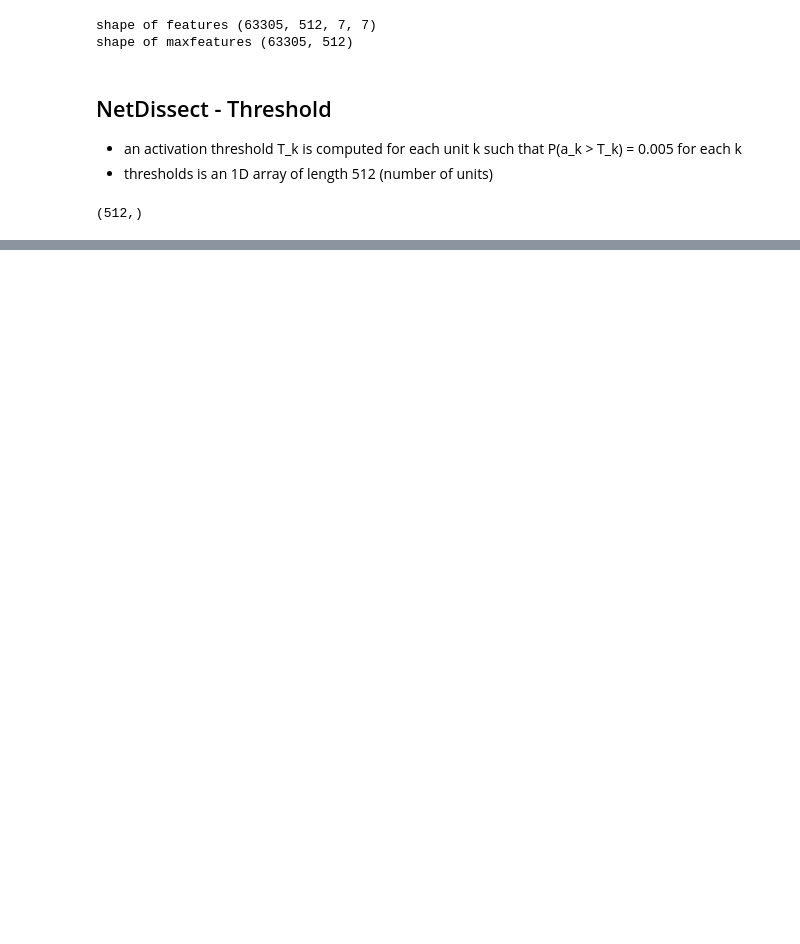
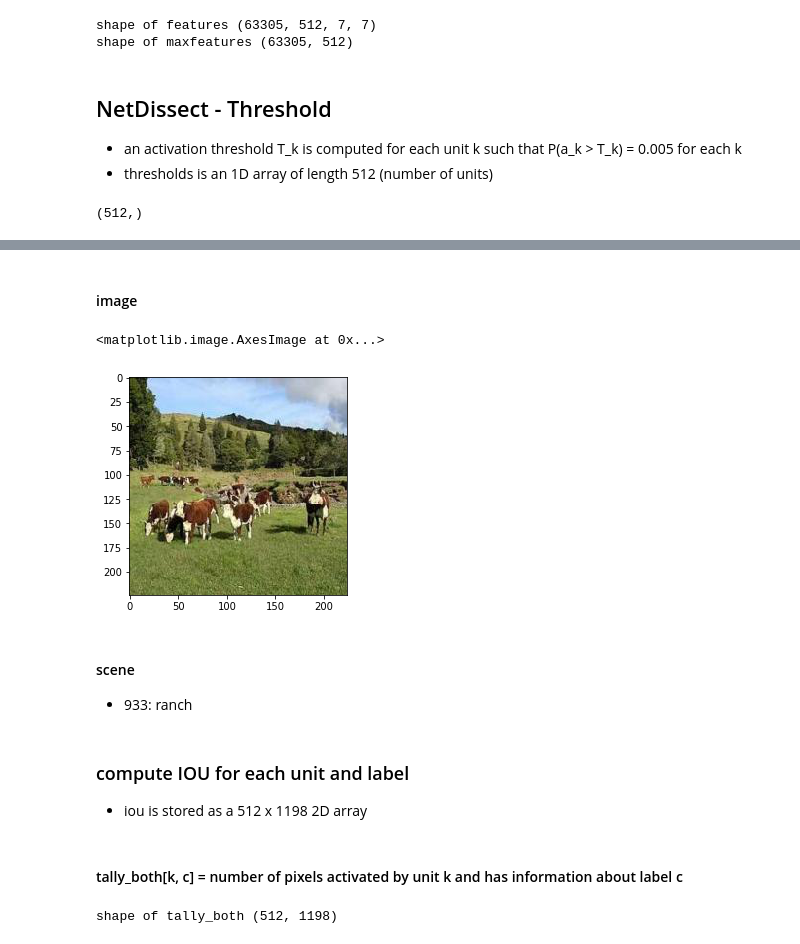
Before and after one commit to LC1905/ENL_NetDissect, a Jupyter notebook: broden_documentation.ipynb, the cells around one changed output, grey strips where cells are left out. Saved outputs shown, nothing was run; the diff lists cells and outputs as text; code cells hidden in the pictures; blank space fills up the shorter version.

```diff
--- a/broden_documentation.ipynb
+++ b/broden_documentation.ipynb
@@ -336,0 +385,15 @@ obim
+# %% [markdown]
+#### image
+# %%
+image_path = os.path.join(DATA_DIRECTORY, "images", "ade20k/ADE_train_00015681.jpg")
+image = Image.open(image_path)
+plt.imshow(image)
+# %% [output]
+<matplotlib.image.AxesImage at 0x...>
+[figure, added]
+# %% [markdown]
+#### scene
+- 933: ranch
+# %% [markdown]
+### compute IOU for each unit and label
+- iou is stored as a 512 x 1198 2D array
@@ -336,0 +404,7 @@ obim
+# %% [markdown]
+#### tally_both[k, c] = number of pixels activated by unit k and has information about label c
+# %%
+tally_both = np.zeros((units,labels),dtype=np.float64)
+print("shape of tally_both", tally_both.shape)
+# %% [output]
+shape of tally_both (512, 1198)
```
Also changed, not shown: parts of 48 cells of this notebook.
